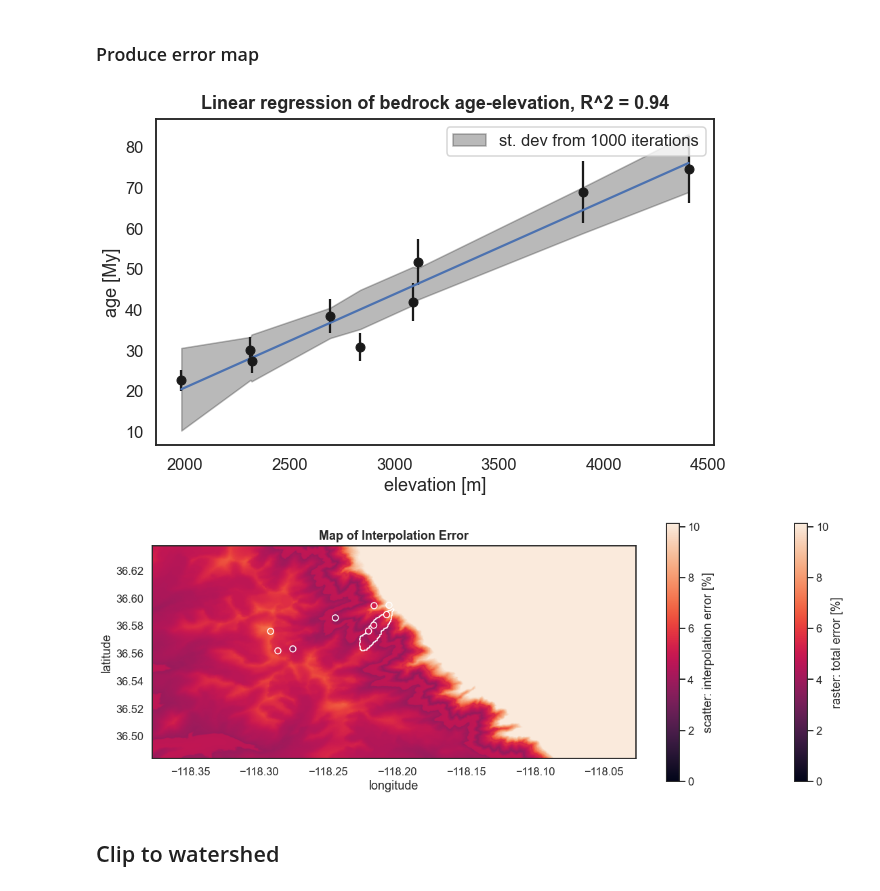
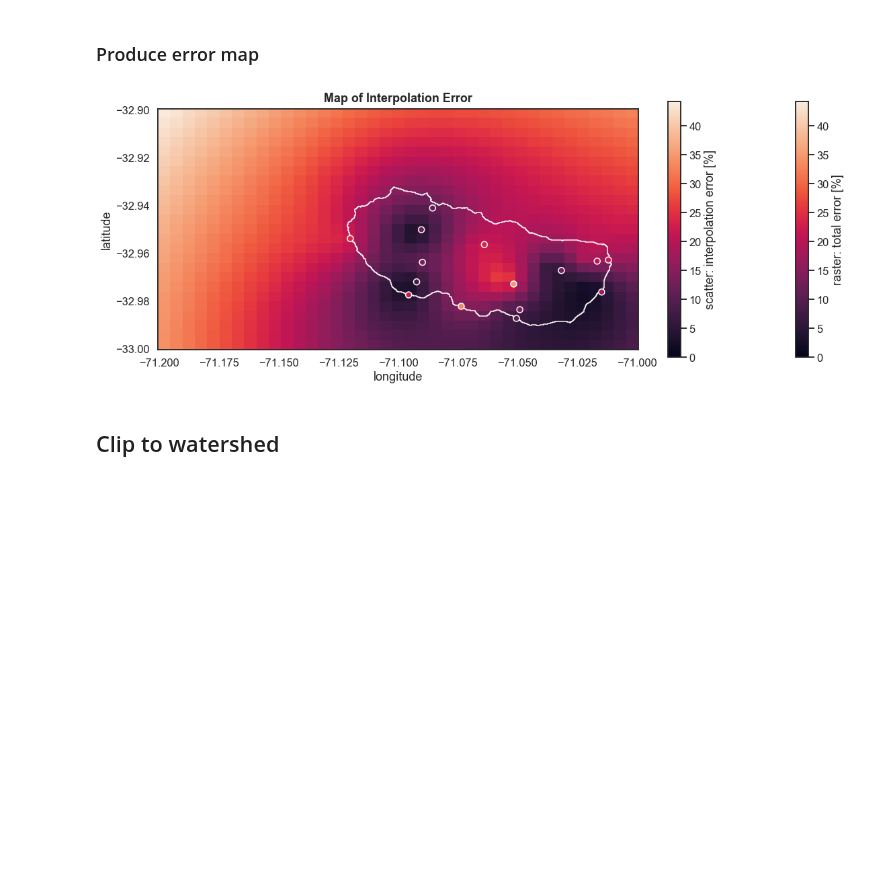
Before and after one commit to toddehlers/ESD_thermotrace, a Jupyter notebook: ESD_thermotrace_UP2DATE.ipynb, the cells around one changed output. Saved outputs shown, nothing was run; the diff lists cells and outputs as text; code cells hidden in the pictures; blank space fills up the shorter version.

```diff
--- a/ESD_thermotrace_UP2DATE.ipynb
+++ b/ESD_thermotrace_UP2DATE.ipynb
@@ -36,13 +36,13 @@ sns.set(style='white', context='talk') # all plots have white background and lar
 ### Specify input files and parameters
 # %%
 # Which is the name of the input folder for this simulation?
-ipf = 'input_highsierra'
+ipf = 'input'
 
 # Input rasters as ASCII files, with .txt or .asc extension
 # Best resampled to a reasonably low resolution before importing it.
 # If not, no big deal, but computational time increases
 # Input Coordinate Reference System must be WGS1984
-dem_filename = 'dem84_30.asc' # digital elevation model
+dem_filename = 'dem.txt' # digital elevation model
 e_map_filenames = [] # list of erosion maps with same extent as DEM, each cell has an erosional weigth
 
 # Do you want to test some example scenarios? True or False
@@ -53,23 +53,23 @@ example_scenarios = True
 # watershed shapefile filename with .shp extension
 # the input folder should also contain a .shx file with the same name,
 # this is usually created during shapefile export from GIS software
-ws_filename = 'inyo_ws.shp'
+ws_filename = 'ws_lc.shp'
 
 # Input bedrock ages filenames, with .xlsx extension
 # This should be a table with the following header:
 # lat, lon, elev, age, sd
-bedrock_ages_filename = 'bd_stock.xlsx'
+bedrock_ages_filename = 'bedrock_data_clean.xlsx'
 # List of input detrital ages filenames, with .xlsx extension
 # These should be a table with at least 2 columns with following headers: age, age_u
 # where age_u = analytical uncertainty
-detrital_ages_filenames = ['dd_inyo_fine.xlsx']
+detrital_ages_filenames = ['detrital_data.xlsx']
 
 # Input target resolution of the interpolated surface [meters]
-res = 30
+res = 500
 
 # How do you want to name the output folder for this simulation?
 # files will be overwritten in case this folder already exists
-opf = 'output_highsierra'
+opf = 'output'
 
 # What interpolation method do you want?
 # Options are:
@@ -78,13 +78,13 @@ opf = 'output_highsierra'
 # 'ext' - like 'int', but additionally extrapolates ages outside of the interpolation convex hull (see below)
 # 'zln' - each z gets assigned an age based on a linear regression of age-elevation data.
 # 'imp' - import your own interpolated age map and uncertainty map (ASCII files referenced in WGS1984)
-interp_method = 'zln'
+interp_method = 'rbf'
 
 # # If 'ext' is chosen, an inverse-distance-weight is used to assign ages
 # # to the cells out of the linear interpolation field, but not farther than the search radius 'ext_rad'
 # # which search radius do you want?
 # # comment this line if not needed
-# ext_rad = 4000 # meters
+# ext_rad = 20000 # meters
 
 # # if 'imp' is chosen, specify the filenames to import from the input folder,
 # # comment these lines if not needed
@@ -418,43 +417,48 @@ elif interp_method == 'zln':
 #########################################################################################
 
 if interp_method == 'zln':
+
+    if R2 < 0.7:
+        print('WARNING!!!')
+        print('The scatter of your age-elevation data is rather high (R^2 = '+str(R2)+')')
+        print('You might want to use a different interpolation method')
+
     fig,ax = plt.subplots(1,1,figsize=(10,6))
     a_new = reg0.intercept_+reg0.coef_[0]*z
-    ax.fill_between(x=z, y1=a_new-error_interp, y2=a_new+error_interp,color='k',alpha=0.3,
+    ax.fill_between(x=z, y1=a_new-error_interp/100*a_new, y2=a_new+error_interp/100*a_new,color='k',alpha=0.3,
                    label='st. dev from 1000 iterations')
     ax.plot(z, a_new, label='_nolegend_')
     ax.errorbar(z,a,yerr=u,fmt='ok', label='_nolegend_')
     ax.set(xlabel='elevation [m]', ylabel='age [My]')
     ax.set_title('Linear regression of bedrock age-elevation, R^2 = '+str(R2), pad=10, fontdict=dict(weight='bold'))
     ax.legend()
     # save fig
     fig.savefig(opf+'/linear_regression.pdf', dpi=200)
 
 # plot error map
 fig,ax = plt.subplots(1,1,figsize=(20,7))
 vmax = max(np.nanmax(age_interp_error_map),np.nanmax(error_total))
 im = ax.imshow(age_interp_error_map, origin='upper', extent=dem.extent84, vmin=0, vmax=vmax)
 ws_outline.plot(edgecolor='w',facecolor='None',ax=ax)
 ax.set(aspect='equal', xlabel='longitude', ylabel='latitude',
        xlim=(dem.extent84[0],dem.extent84[1]), ylim=(dem.extent84[2],dem.extent84[3]))
 ax.set_title('Map of Interpolation Error', pad=10, fontdict=dict(weight='bold'))
 
 if interp_method == 'imp':
     cb = fig.colorbar(im)
     cb.set_label('bedrock age error [%]')
 
 else:
     cb = fig.colorbar(im)
     cb.set_label('raster: total error [%]')
     sct = ax.scatter(x=lon, y=lat, c=error_total, edgecolor='w', vmin=0, vmax=vmax)
     cb1 = fig.colorbar(sct)
     cb1.set_label('scatter: interpolation error [%]')
 
 # save fig
 fig.savefig(opf+'/age_interp_error_map.pdf', dpi=200)
 # %% [output]
-[figure, old version]
+[figure, new version]
-[figure, removed]
 # %% [markdown]
 ## Clip to watershed
 # %%
```
Also changed, not shown: parts of 9 cells of this notebook, 38 other files.
